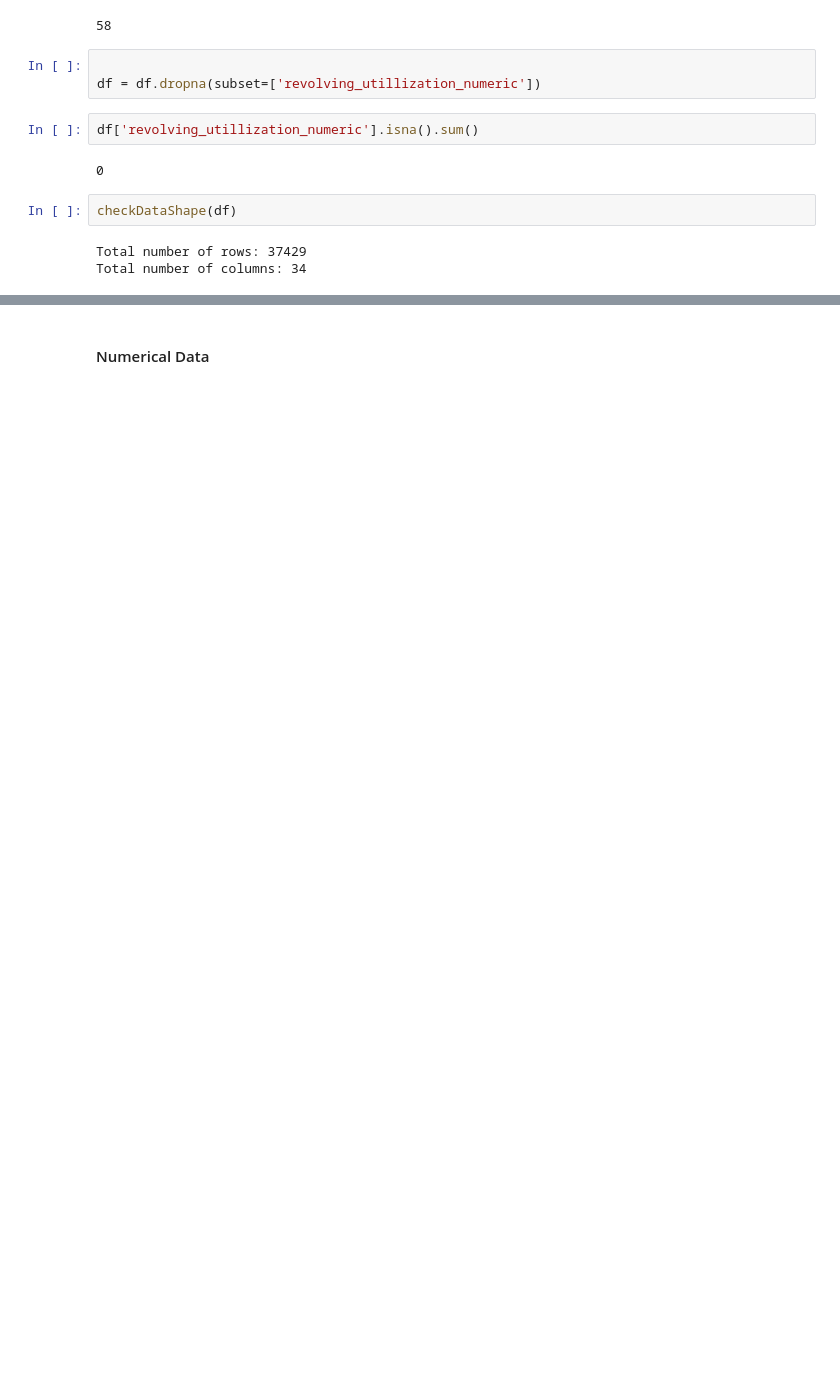
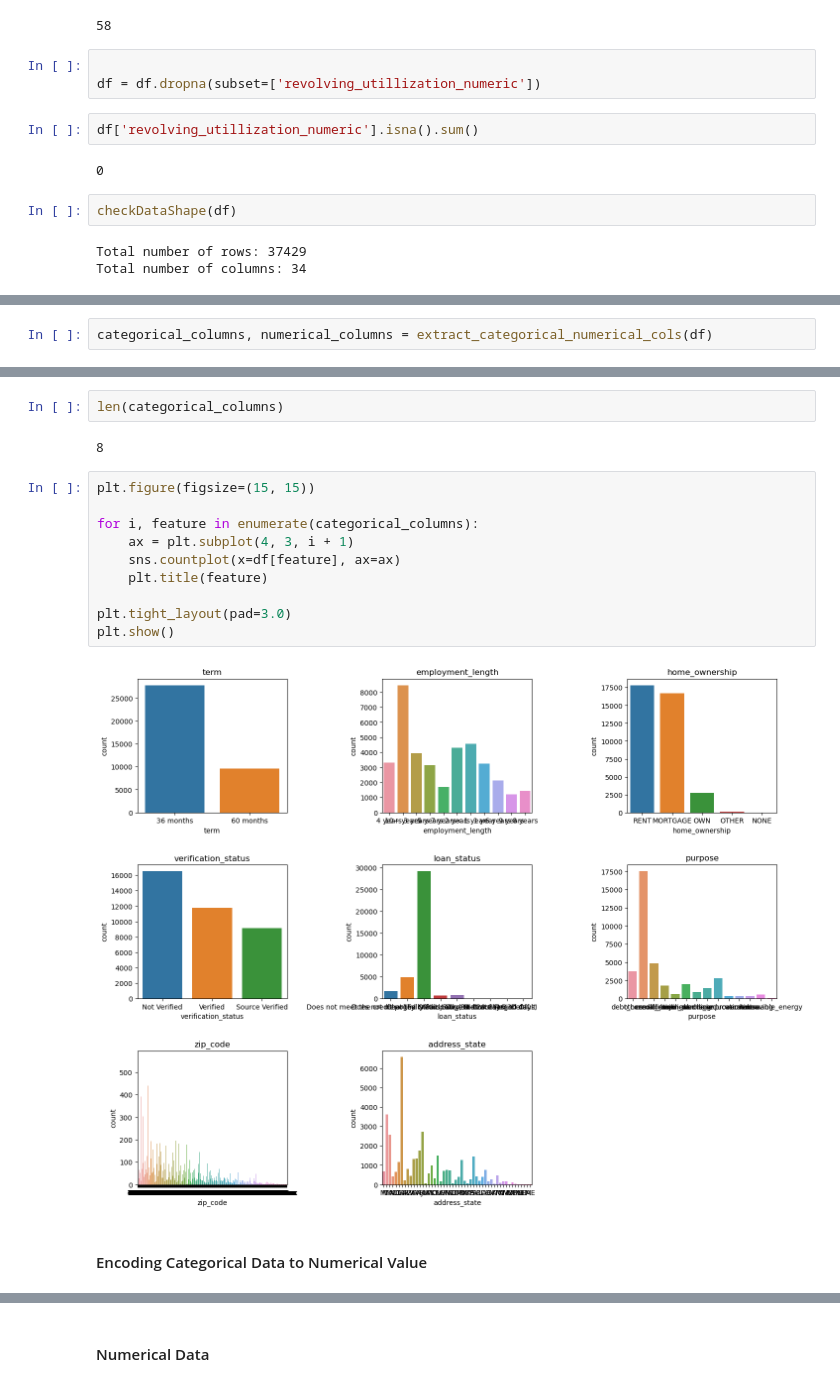
Before and after one commit to wazeefz/not-a-loan-shark, a Jupyter notebook: code/main.ipynb, the cells around one changed output, grey strips where cells are left out. Cells and saved outputs as stored; diff of their text form; blank space fills up the shorter version.

```diff
--- a/code/main.ipynb
+++ b/code/main.ipynb
@@ -314,0 +318,2 @@ Total number of columns: 34
+# %%
+categorical_columns, numerical_columns = extract_categorical_numerical_cols(df)
@@ -314,0 +338,18 @@ Total number of columns: 34
+# %%
+len(categorical_columns)
+# %% [output]
+8
+# %%
+plt.figure(figsize=(15, 15))
+
+for i, feature in enumerate(categorical_columns):
+    ax = plt.subplot(4, 3, i + 1)
+    sns.countplot(x=df[feature], ax=ax)
+    plt.title(feature)
+
+plt.tight_layout(pad=3.0)
+plt.show()
+# %% [output]
+[figure, added]
+# %% [markdown]
+#### Encoding Categorical Data to Numerical Value
```
Also changed, not shown: parts of 23 cells of this notebook.
